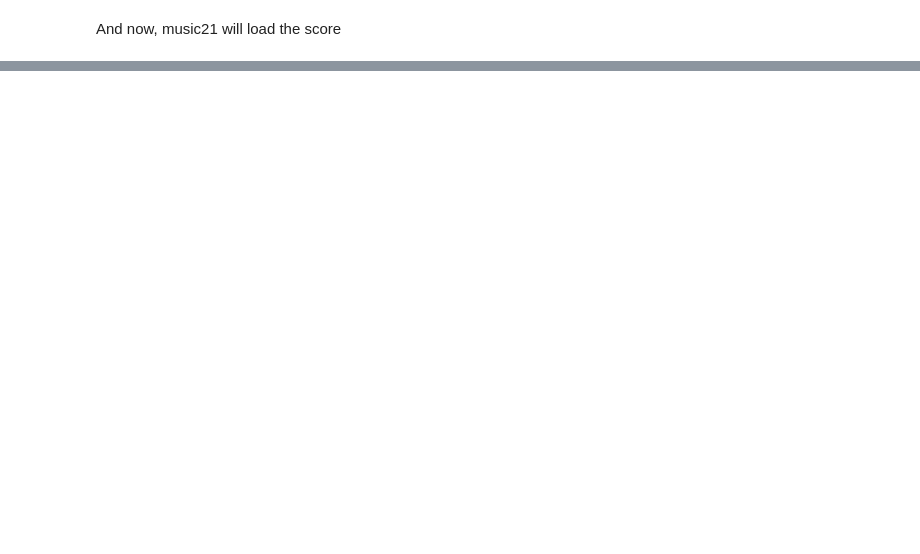
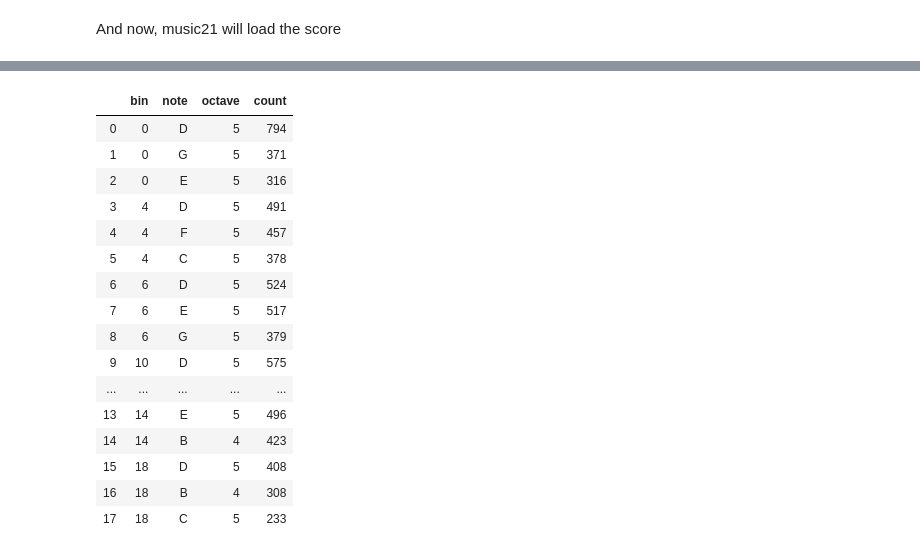
Before and after one commit to RonFrancesca/makam_research, a Jupyter notebook: MeterExploration.ipynb, the cells around one changed output, grey strips where cells are left out. Saved outputs shown, nothing was run; the diff lists cells and outputs as text; code cells hidden in the pictures; blank space fills up the shorter version.

```diff
--- a/MeterExploration.ipynb
+++ b/MeterExploration.ipynb
@@ -688,0 +465,23 @@ usul_pitch_bins_dfs['duyek']
+# %%
+# function to calc measure seperation discarding measures which are glissandos
+def calc_measure_length(m1, m2, measures):
+    '''
+    The function to calc measure seperation discarding measures which are glissandos
+    Input:
+    -------
+    :m1: first measure
+    :m2: second measure
+    :measures: measures
+    Return:
+    --------
+    distance between measures
+    '''
+    if isinstance(measures[m1], m21.spanner.Glissando):
+        # shift m1 and m2
+        m1+=1
+        m2+=1
+        return calc_measure_length(m1,m2,measures)
+    if isinstance(measures[m2], m21.spanner.Glissando):
+        m2+=1
+        return calc_measure_length(m1,m2,measures)
+    else: return measures[m2].offset - measures[m1].offset
@@ -688,0 +513,15 @@ usul_pitch_bins_dfs['duyek']
+# %%
+#check if a bin is a weigth bin in the usul considered
+def check_bin(usul, bin_value):
+    '''
+    The function check if a bin is a weigth bin in the usul considered
+    Input:
+    -------
+    :usul: usul considered
+    :bin_value: bin to check
+    Return:
+    --------
+    return 1: the bin is a weigth bin
+    return 0: the bin is not a weigth bin
+    '''
+    return weights[usul][bin_value] != 0
@@ -689,3 +737,24 @@ usul_pitch_bins_dfs['duyek']
+# %%
+#pitch correlation for usul curcuna
+usul_pitch_bins_dfs['curcuna']
+# %% [output]
+|  | bin | note | octave | count |
+| 0 | 0 | D | 5 | 794 |
+| 1 | 0 | G | 5 | 371 |
+| 2 | 0 | E | 5 | 316 |
+| 3 | 4 | D | 5 | 491 |
+| 4 | 4 | F | 5 | 457 |
+| 5 | 4 | C | 5 | 378 |
+| 6 | 6 | D | 5 | 524 |
+| 7 | 6 | E | 5 | 517 |
+| 8 | 6 | G | 5 | 379 |
+| 9 | 10 | D | 5 | 575 |
+| ... | ... | ... | ... | ... |
+| 13 | 14 | E | 5 | 496 |
+| 14 | 14 | B | 4 | 423 |
+| 15 | 18 | D | 5 | 408 |
+| 16 | 18 | B | 4 | 308 |
+| 17 | 18 | C | 5 | 233 |
 # %%
 print('File that have been normalize: {}'.format(counter))
 # %% [output]
```
Also changed, not shown: parts of 80 cells of this notebook.
